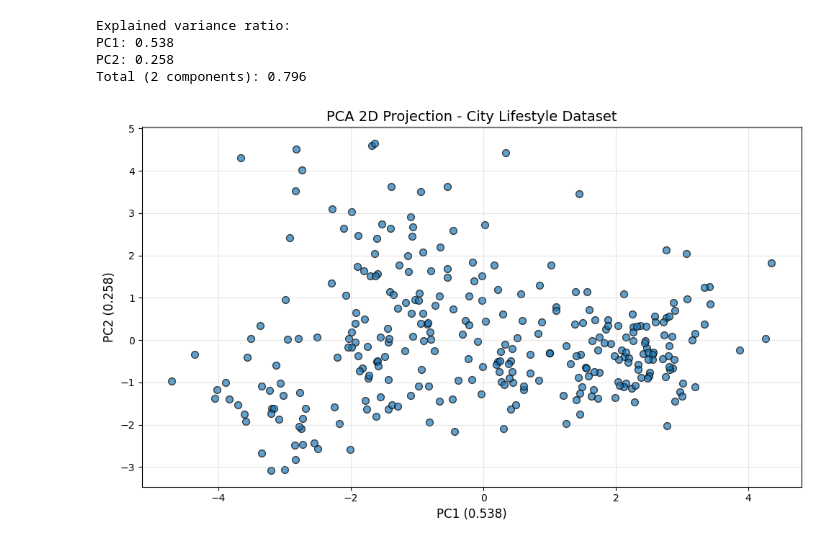
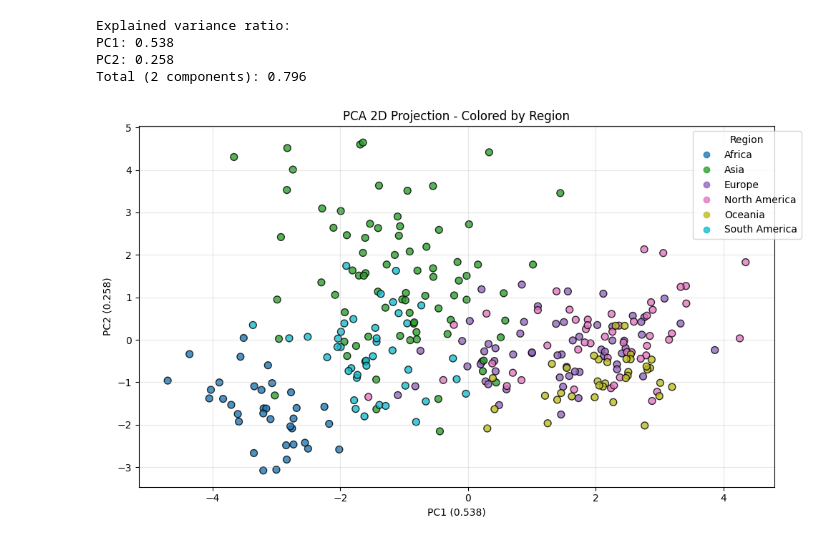
Before and after one commit to wixii/projet-final, a Jupyter notebook: notebooks/pca.ipynb, the cells around one changed output. Cells and saved outputs as stored; diff of their text form; code cells hidden in the pictures.

Commit message:
improve PCA variance display and visualization aesthetics

```diff
--- a/notebooks/pca.ipynb
+++ b/notebooks/pca.ipynb
@@ -47,20 +47,27 @@ Total (2 components): 0.796
 # %%
 plt.figure(figsize=(10, 6))
 
-plt.scatter(
+countries = df["country"].astype("category")
+codes = countries.cat.codes
+
+scatter = plt.scatter(
     X_pca[:, 0],
     X_pca[:, 1],
-    alpha=0.7,
+    c=codes,
+    cmap="tab10",
+    alpha=0.8,
     edgecolor="k",
     s=50
 )
 
-plt.xlabel(f"PC1 ({var_ratio[0]:.3f})", fontsize=12)
-plt.ylabel(f"PC2 ({var_ratio[1]:.3f})", fontsize=12)
-plt.title("PCA 2D Projection - City Lifestyle Dataset", fontsize=14)
+plt.xlabel(f"PC1 ({var_ratio[0]:.3f})")
+plt.ylabel(f"PC2 ({var_ratio[1]:.3f})")
+plt.title("PCA 2D Projection - Colored by Region")
 
+handles, _ = scatter.legend_elements()
+plt.legend(handles, countries.cat.categories, title="Region", bbox_to_anchor=(1.05, 1))
 plt.grid(alpha=0.3)
 plt.tight_layout()
 plt.show()
 # %% [output]
-[figure, old version]
+[figure, new version]
```
